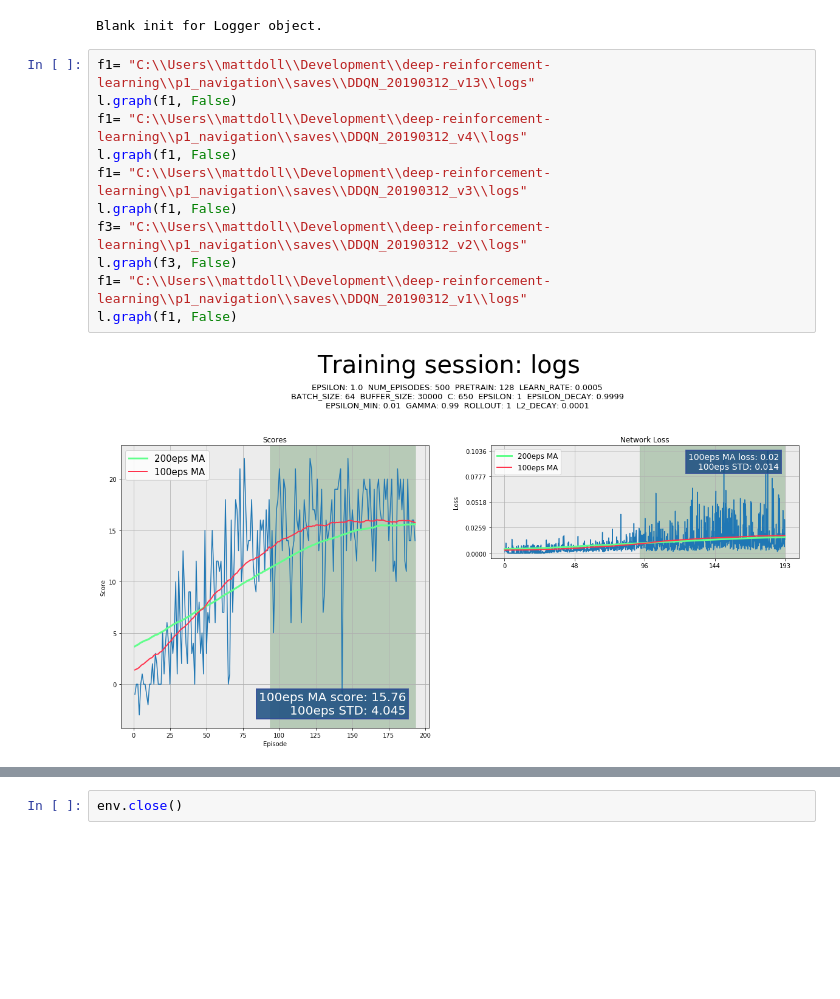
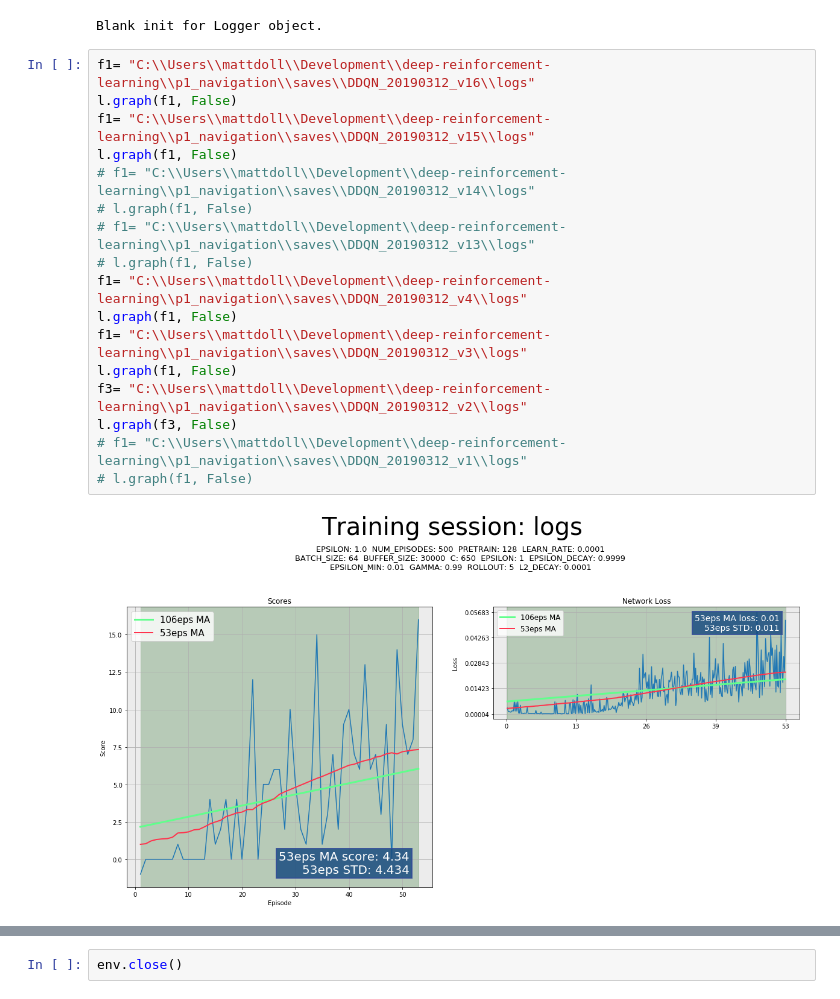
Before and after one commit to whiterabbitobj/Udacity-DeepRL, a Jupyter notebook: p1_navigation/DDQN_dev.ipynb, the cells around one changed output, grey strips where cells are left out. Drawn from its saved outputs; the diff is of its cells as text; blank space fills up the shorter version.

```diff
--- a/p1_navigation/DDQN_dev.ipynb
+++ b/p1_navigation/DDQN_dev.ipynb
@@ -178,15 +178,21 @@ l = Logger()
 # %% [output]
 Blank init for Logger object.
 # %%
-f1= "C:\\Users\\mattdoll\\Development\\deep-reinforcement-learning\\p1_navigation\\saves\\DDQN_20190312_v13\\logs"
+f1= "C:\\Users\\mattdoll\\Development\\deep-reinforcement-learning\\p1_navigation\\saves\\DDQN_20190312_v16\\logs"
 l.graph(f1, False)
+f1= "C:\\Users\\mattdoll\\Development\\deep-reinforcement-learning\\p1_navigation\\saves\\DDQN_20190312_v15\\logs"
+l.graph(f1, False)
+# f1= "C:\\Users\\mattdoll\\Development\\deep-reinforcement-learning\\p1_navigation\\saves\\DDQN_20190312_v14\\logs"
+# l.graph(f1, False)
+# f1= "C:\\Users\\mattdoll\\Development\\deep-reinforcement-learning\\p1_navigation\\saves\\DDQN_20190312_v13\\logs"
+# l.graph(f1, False)
 f1= "C:\\Users\\mattdoll\\Development\\deep-reinforcement-learning\\p1_navigation\\saves\\DDQN_20190312_v4\\logs"
 l.graph(f1, False)
 f1= "C:\\Users\\mattdoll\\Development\\deep-reinforcement-learning\\p1_navigation\\saves\\DDQN_20190312_v3\\logs"
 l.graph(f1, False)
 f3= "C:\\Users\\mattdoll\\Development\\deep-reinforcement-learning\\p1_navigation\\saves\\DDQN_20190312_v2\\logs"
 l.graph(f3, False)
-f1= "C:\\Users\\mattdoll\\Development\\deep-reinforcement-learning\\p1_navigation\\saves\\DDQN_20190312_v1\\logs"
-l.graph(f1, False)
+# f1= "C:\\Users\\mattdoll\\Development\\deep-reinforcement-learning\\p1_navigation\\saves\\DDQN_20190312_v1\\logs"
+# l.graph(f1, False)
 # %% [output]
-[figure, old version]
+[figure, new version]
```
Also changed, not shown: parts of 1 cell of this notebook, 3 other files.
